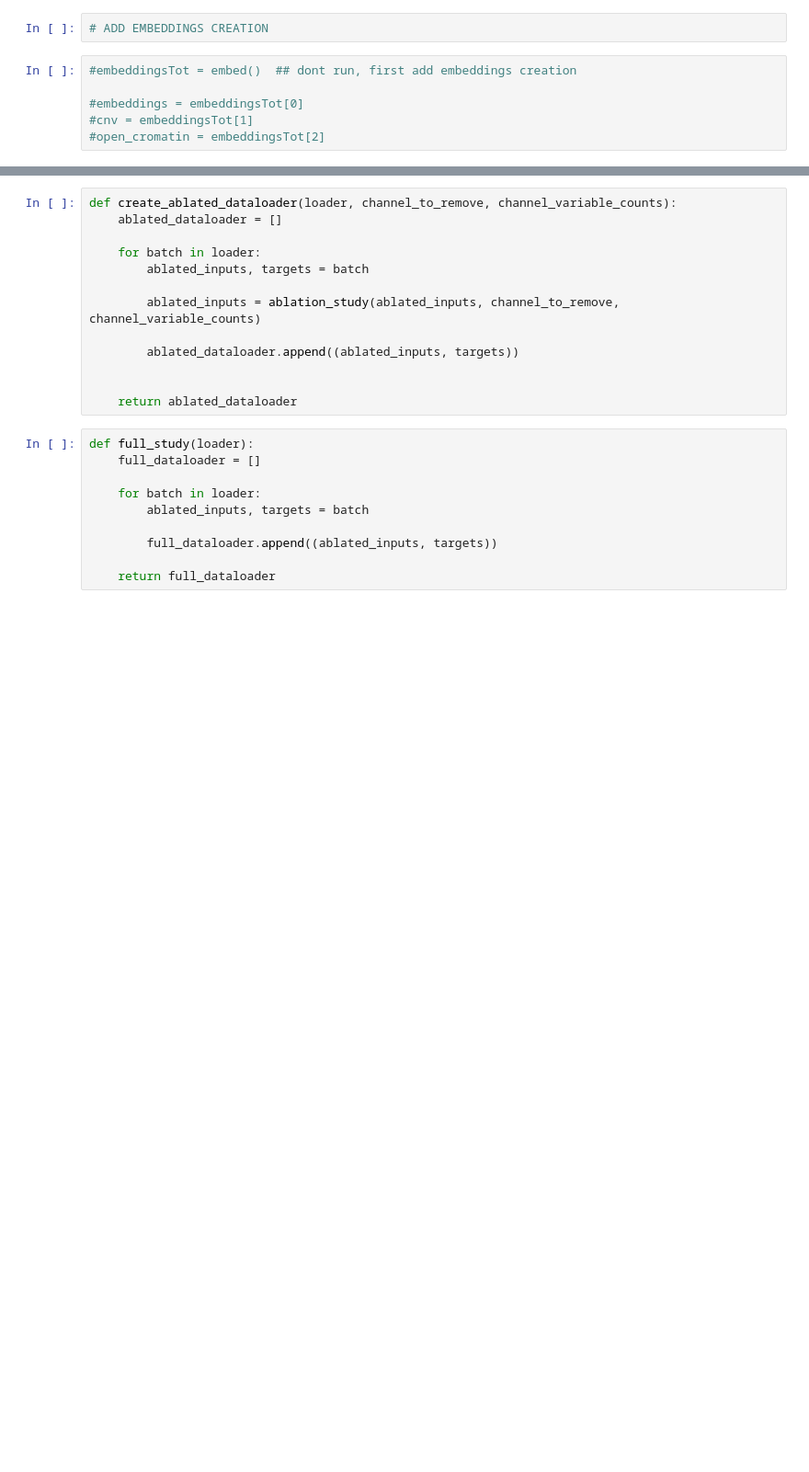
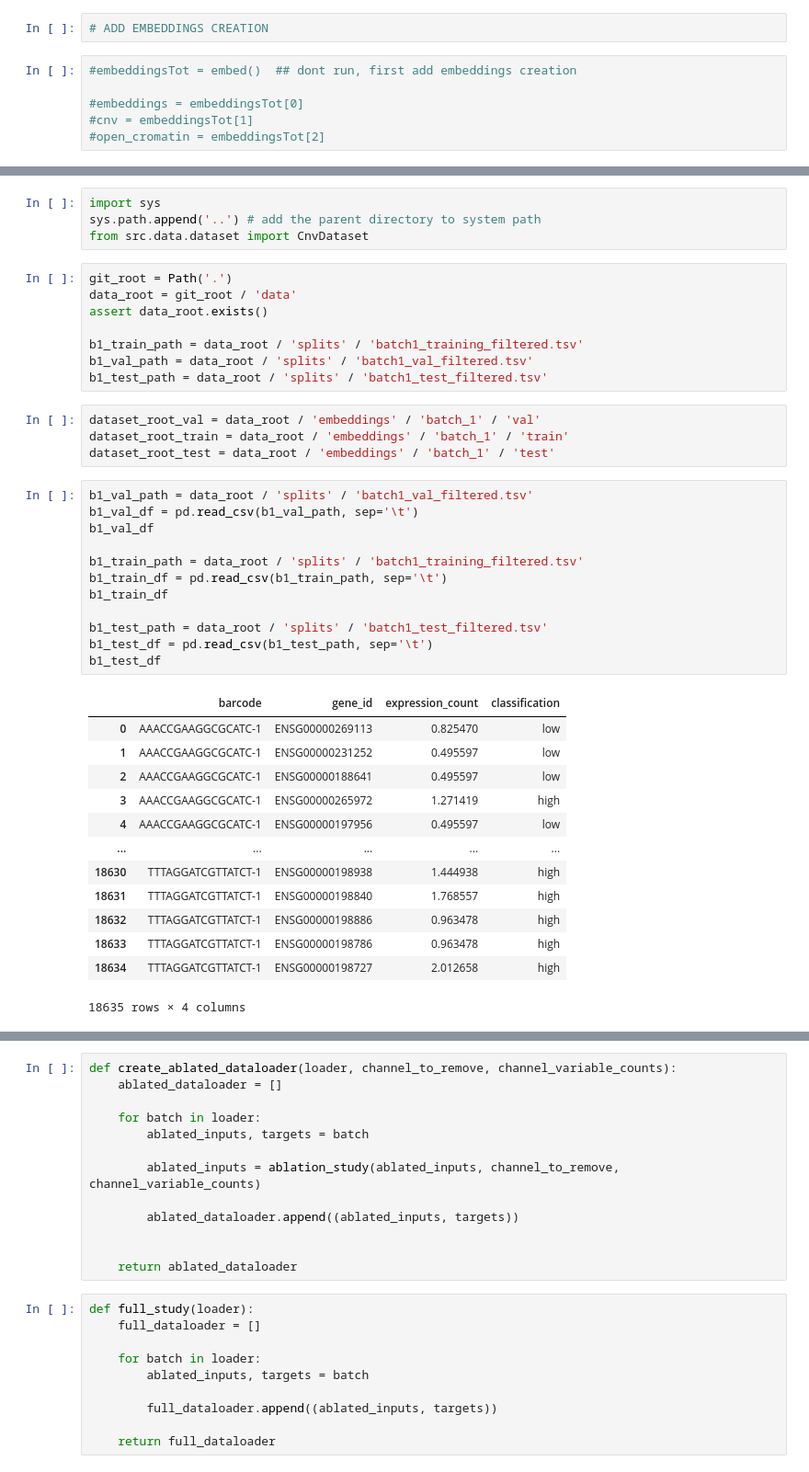
Before and after one commit to riccardoAli31/Gene-expression-changes-from-CNV, a Jupyter notebook: 4_CNN.ipynb, the cells around one changed output, grey strips where cells are left out. Shown: that part at 92% size. Cells and saved outputs as stored; diff of their text form; blank space fills up the shorter version.

```diff
--- a/4_CNN.ipynb
+++ b/4_CNN.ipynb
@@ -25,0 +36,42 @@ import torch
+# %%
+import sys
+sys.path.append('..') # add the parent directory to system path
+from src.data.dataset import CnvDataset
+# %%
+git_root = Path('.')
+data_root = git_root / 'data'
+assert data_root.exists()
+
+b1_train_path = data_root / 'splits' / 'batch1_training_filtered.tsv'
+b1_val_path = data_root / 'splits' / 'batch1_val_filtered.tsv'
+b1_test_path = data_root / 'splits' / 'batch1_test_filtered.tsv'
+# %%
+dataset_root_val = data_root / 'embeddings' / 'batch_1' / 'val'
+dataset_root_train = data_root / 'embeddings' / 'batch_1' / 'train'
+dataset_root_test = data_root / 'embeddings' / 'batch_1' / 'test'
+# %%
+b1_val_path = data_root / 'splits' / 'batch1_val_filtered.tsv'
+b1_val_df = pd.read_csv(b1_val_path, sep='\t')
+b1_val_df
+
+b1_train_path = data_root / 'splits' / 'batch1_training_filtered.tsv'
+b1_train_df = pd.read_csv(b1_train_path, sep='\t')
+b1_train_df
+
+b1_test_path = data_root / 'splits' / 'batch1_test_filtered.tsv'
+b1_test_df = pd.read_csv(b1_test_path, sep='\t')
+b1_test_df
+# %% [output]
+|  | barcode | gene_id | expression_count | classification |
+| 0 | AAACCGAAGGCGCATC-1 | ENSG00000269113 | 0.825470 | low |
+| 1 | AAACCGAAGGCGCATC-1 | ENSG00000231252 | 0.495597 | low |
+| 2 | AAACCGAAGGCGCATC-1 | ENSG00000188641 | 0.495597 | low |
+| 3 | AAACCGAAGGCGCATC-1 | ENSG00000265972 | 1.271419 | high |
+| 4 | AAACCGAAGGCGCATC-1 | ENSG00000197956 | 0.495597 | low |
+| ... | ... | ... | ... | ... |
+| 18630 | TTTAGGATCGTTATCT-1 | ENSG00000198938 | 1.444938 | high |
+| 18631 | TTTAGGATCGTTATCT-1 | ENSG00000198840 | 1.768557 | high |
+| 18632 | TTTAGGATCGTTATCT-1 | ENSG00000198886 | 0.963478 | high |
+| 18633 | TTTAGGATCGTTATCT-1 | ENSG00000198786 | 0.963478 | high |
+| 18634 | TTTAGGATCGTTATCT-1 | ENSG00000198727 | 2.012658 | high |
+18635 rows × 4 columns
```
Also changed, not shown: parts of 18 cells of this notebook.
